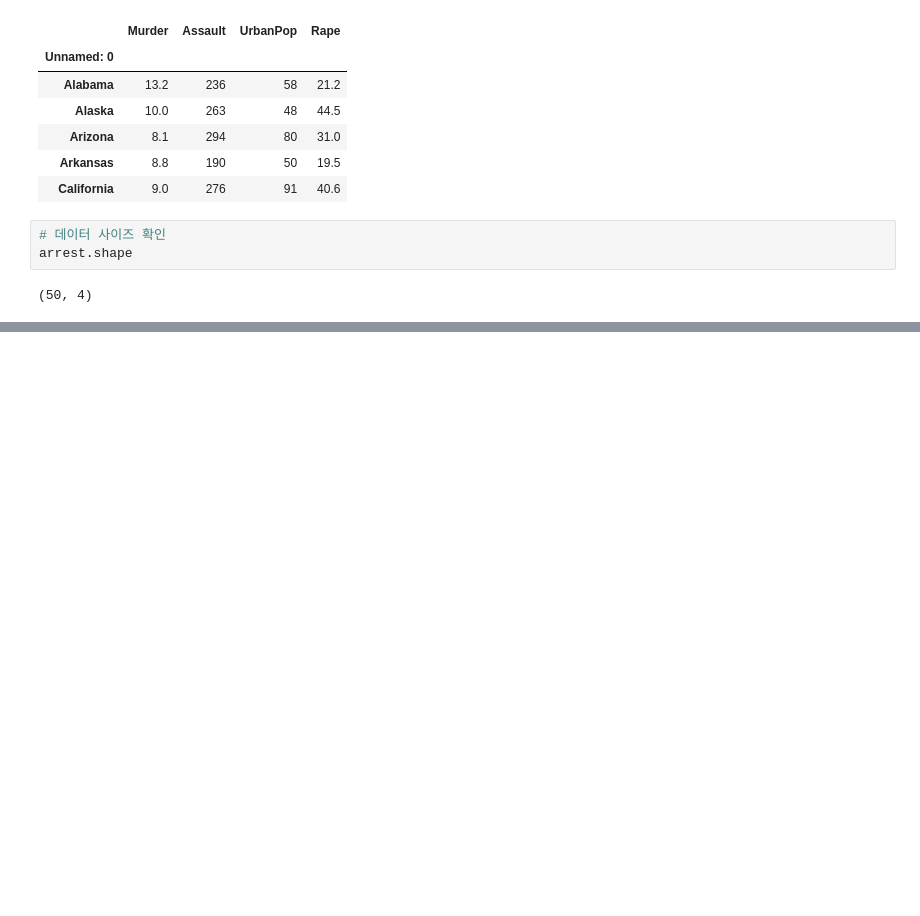
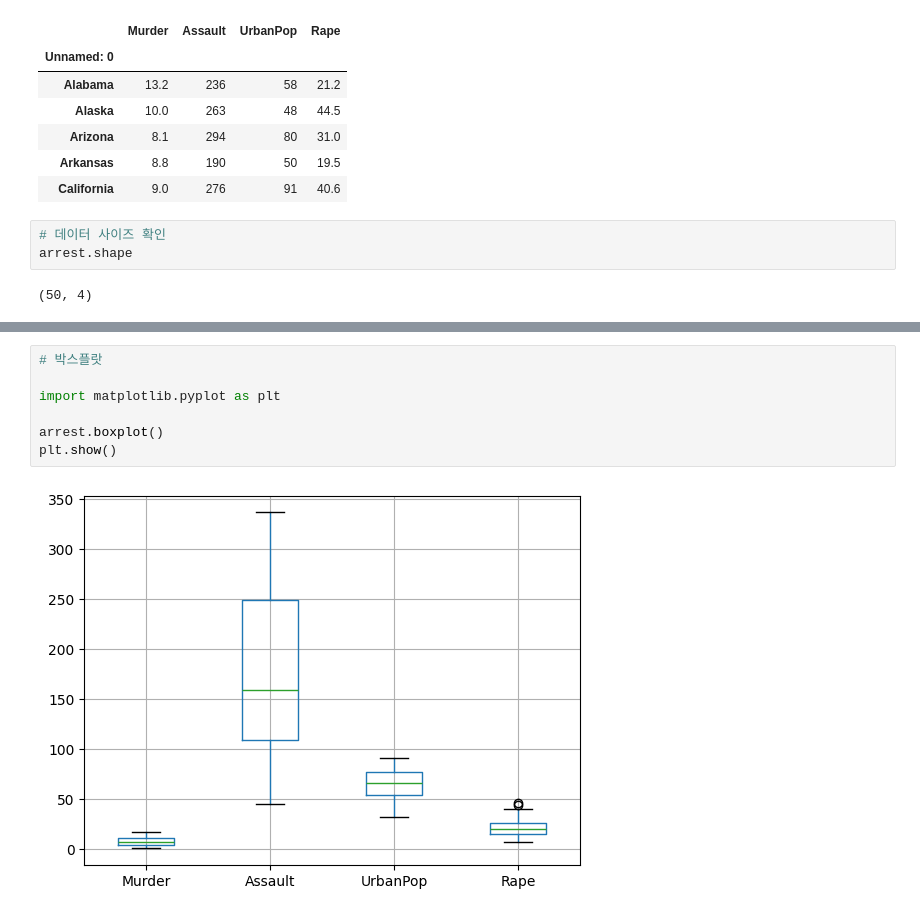
Before and after one commit to denverkim/DM_FALL2026, a Jupyter notebook: DM26_LAB6.ipynb, the cells around one changed output, grey strips where cells are left out. Cells and saved outputs as stored; diff of their text form; blank space fills up the shorter version.

```diff
--- a/DM26_LAB6.ipynb
+++ b/DM26_LAB6.ipynb
@@ -32,0 +60,9 @@ arrest.shape
+# %%
+# 박스플랏
+
+import matplotlib.pyplot as plt
+
+arrest.boxplot()
+plt.show()
+# %% [output]
+[figure, added]
```
Also changed, not shown: parts of 17 cells of this notebook.
